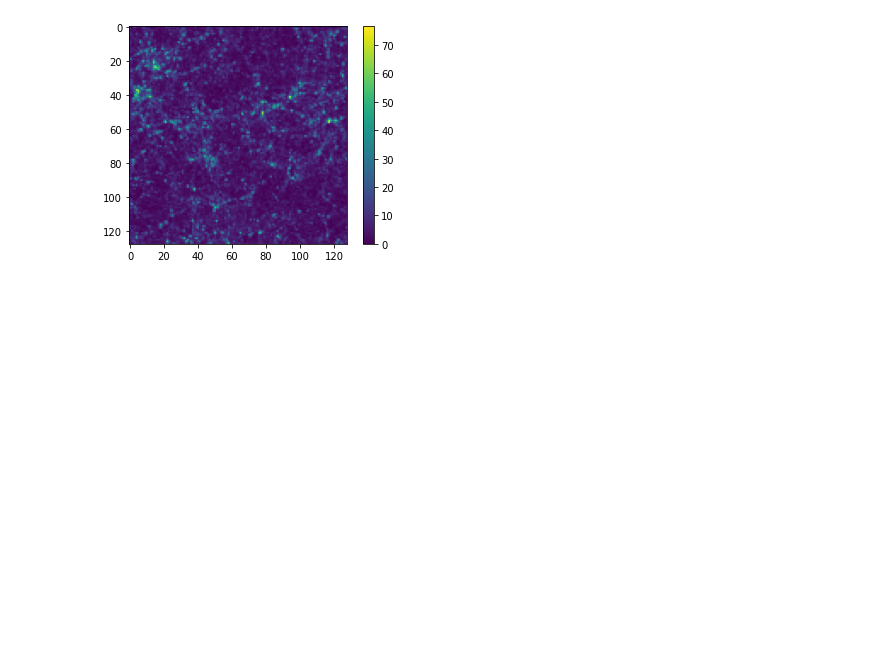
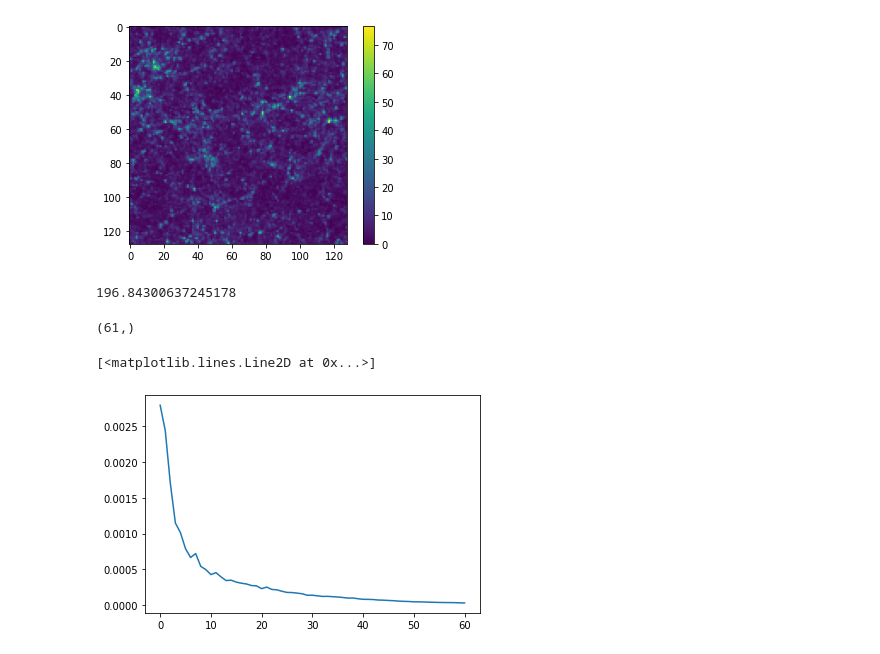
Before and after one commit to DifferentiableUniverseInitiative/DHOD, a Jupyter notebook: nb/HOD_HMC_sampling.ipynb, the cells around one changed output. Saved outputs shown, nothing was run; the diff lists cells and outputs as text; code cells hidden in the pictures; blank space fills up the shorter version.

```diff
--- a/nb/HOD_HMC_sampling.ipynb
+++ b/nb/HOD_HMC_sampling.ipynb
@@ -147,3 +148,21 @@ show()
 # %% [output]
 [figure]
 [figure]
+# %%
+# Let's now build a function that returns a sampled power spectrum
+PS = Power_Spectrum(shape=np.array([box_size, box_size, box_size]).astype('int32'),
+               boxsize=np.array([box_size, box_size, box_size]),
+               kmin=0.1,dk=.05)
+
+@tf.function
+def get_pk(halocat, logMmin=12.02, sigma_logM=0.26, logM0=11.38, logM1=13.31, alpha=1.06):
+    k, pk = PS.pk_tf(sample(tf_halocat, logMmin=logMmin, sigma_logM=sigma_logM,
+                            logM0=logM0, logM1=logM1, alpha=alpha))
+    return k, pk
+# %%
+k, pk = get_pk(tf_halocat,
+             tf.convert_to_tensor([15.02,11.0]),
+             tf.convert_to_tensor([0.26,0.22]),
+             tf.convert_to_tensor([10.0,11.]),
+             tf.convert_to_tensor([10.31,12.0]),
+             tf.convert_to_tensor([1.06,1.06]))
@@ -149,0 +173,28 @@ show()
+# %%
+# Let's just compute a diagonal cov (takes a while...)
+import time
+start_time = time.time()
+samps = []
+for i in range(50):
+  k, pk = get_pk(tf_halocat,
+                logMmin=12.02*tf.ones([batch_size]),
+                sigma_logM=0.26*tf.ones([batch_size]),
+                logM0=11.38*tf.ones([batch_size]),
+                logM1=13.31*tf.ones([batch_size]),
+                alpha=1.06*tf.ones([batch_size]))
+  samps.append(pk)
+end_time = time.time()- start_time
+print(end_time)
+# %% [output]
+196.84300637245178
+# %%
+samps = np.stack(samps, axis=0).reshape(100,-1)
+diag_std = samps.std(axis=0)
+diag_std.shape
+# %% [output]
+(61,)
+# %%
+plot(diag_std)
+# %% [output]
+[<matplotlib.lines.Line2D at 0x...>]
+[figure, added]
```
Also changed, not shown: parts of 2 cells of this notebook.
